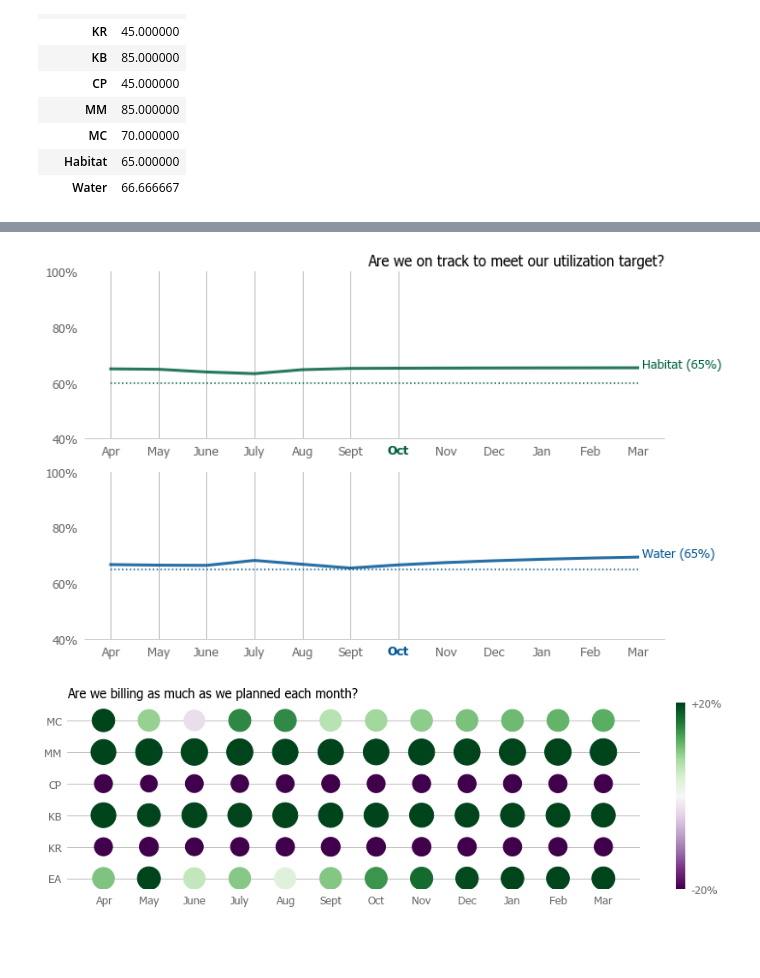
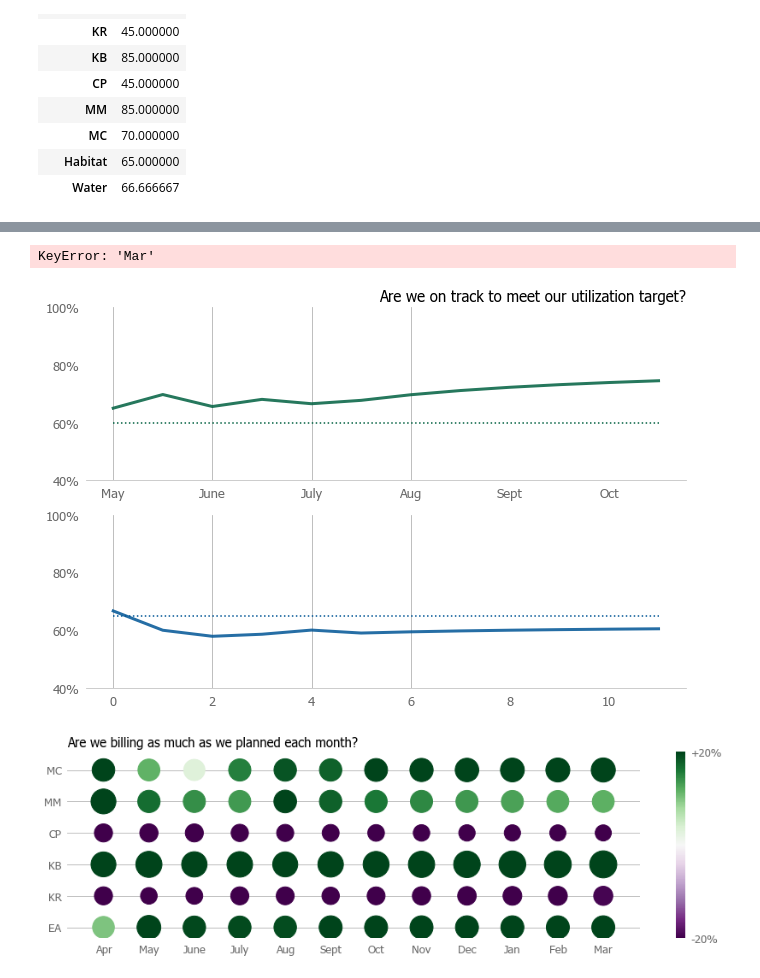
Before and after one commit to eanderson-ei/dev-env, a Jupyter notebook: notebooks/utilization-visualization.ipynb, the cells around one changed output, grey strips where cells are left out. Drawn from its saved outputs; the diff is of its cells as text; code cells hidden in the pictures; blank space fills up the shorter version.

```diff
--- a/notebooks/utilization-visualization.ipynb
+++ b/notebooks/utilization-visualization.ipynb
@@ -366,0 +387,2 @@ plt.show()
+# %%
+data= pd.read_excel()
@@ -369,7 +405,7 @@ plt.rcParams['font.sans-serif'] = 'Tahoma'
 plt.rcParams['font.family'] = 'sans-serif'
 plt.rcParams['font.size'] = 13
 
-data = projected_y.T
+# data = projected_y.T
 current_month = 6
 
 water_color= '#005595'
@@ -409,6 +445,9 @@ ax2.yaxis.set_major_locator(plt.MaxNLocator(3))
 # Format labels as percent
 ax1.yaxis.set_major_formatter(plt.FuncFormatter('{:.0f}%'.format))
 ax2.yaxis.set_major_formatter(plt.FuncFormatter('{:.0f}%'.format))
+
+# Set axis labels
+ax1.set_xticklabels(data['index'])
 
 # Add grid Lines
 ax1.yaxis.grid(False)
@@ -432,34 +471,35 @@ ax2.tick_params(axis='both', which='both', bottom=False, top=False, left=False,
 ax1.tick_params(colors='dimgrey')
 ax2.tick_params(colors='dimgrey')
 
 # Remove axes spines
 ax1.spines['top'].set_visible(False)
 ax1.spines['left'].set_visible(False)
 ax1.spines['right'].set_visible(False)
 ax1.spines['bottom'].set_visible(True)
 ax1.spines['bottom'].set_color('silver')
 
 ax2.spines['top'].set_visible(False)
 ax2.spines['left'].set_visible(False)
 ax2.spines['right'].set_visible(False)
 ax2.spines['bottom'].set_visible(True)
 ax2.spines['bottom'].set_color('silver')
 
 # Labels
 habitat_value = data.loc[months[-1], 'Habitat']
 water_value = data.loc[months[-1], 'Water']
 ax1.text(11.1, habitat_value, f'Habitat ({int(habitat_value)}%)', color=habitat_color)
 ax2.text(11.1, water_value, f'Water ({int(habitat_value)}%)', color=water_color)
 
 # Indicate current month
 ax1.get_xticklabels()[current_month].set_fontweight('bold')
 ax1.get_xticklabels()[current_month].set_color(habitat_color) #Black draws too much attention as new color
 ax2.get_xticklabels()[current_month].set_fontweight('bold')
 ax2.get_xticklabels()[current_month].set_color(water_color)
 
 plt.show()
 # %% [output]
+KeyError: 'Mar'
-[figure, old version]
+[figure, new version]
 # %%
 fig, ax3 = plt.subplots(figsize=[15,4])
 
@@ -506,7 +546,7 @@ plt.setp(plt.getp(cbar.ax.axes, 'yticklabels'), color='dimgrey')
 
 plt.show()
 # %% [output]
-[figure, old version]
+[figure, new version]
 # %%
 data = projected_y[:-2].T
 
```
Also changed, not shown: parts of 22 cells of this notebook, 2 other files.
